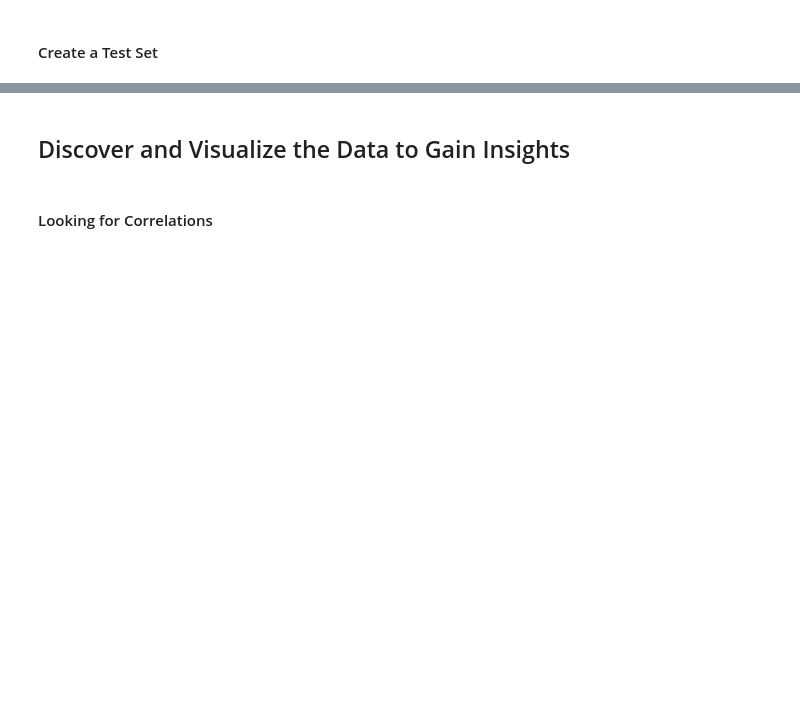
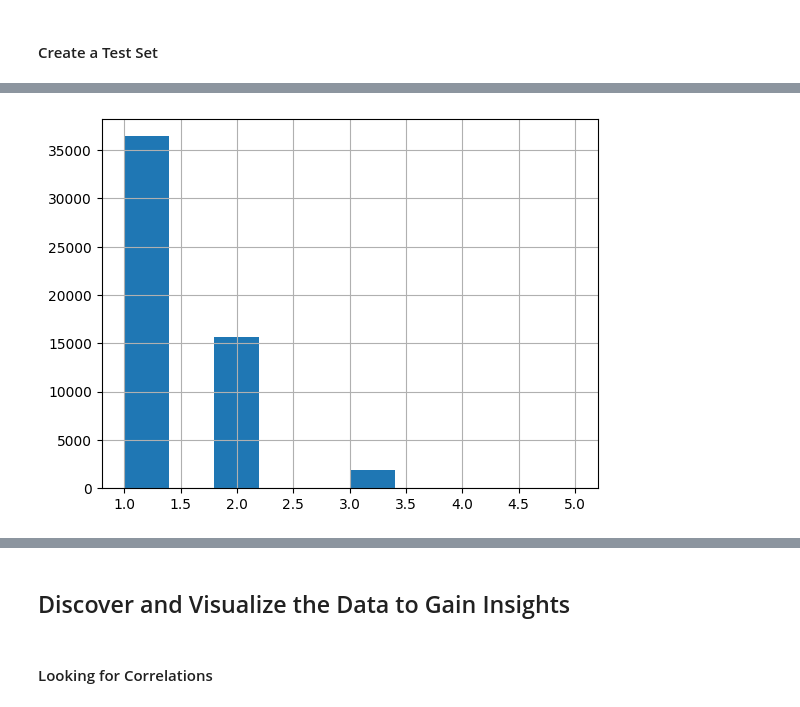
Before and after one commit to Artem259/univ4.2_ISM, a Jupyter notebook: lab5/personal_task.ipynb, the cells around one changed output, grey strips where cells are left out. Drawn from its saved outputs; the diff is of its cells as text; code cells hidden in the pictures; blank space fills up the shorter version.

```diff
--- a/lab5/personal_task.ipynb
+++ b/lab5/personal_task.ipynb
@@ -45,5 +117,5 @@ plt.show()
 # %% [markdown]
 #### Create a Test Set
 # %%
-housing["carat_cat"] = pd.cut(housing["carat"], bins=[0., 1., 2., 3., 4., np.inf], labels=[1, 2, 3, 4, 5])
-housing["carat_cat"].value_counts()
+diamonds["carat_cat"] = pd.cut(diamonds["carat"], bins=[0., 1., 2., 3., 4., np.inf], labels=[1, 2, 3, 4, 5])
+diamonds["carat_cat"].value_counts()
@@ -50,5 +130,7 @@ housing["carat_cat"].value_counts()
 # %%
-housing["carat_cat"].hist();
+diamonds["carat_cat"].hist();
+# %% [output]
+[figure, added]
 # %%
 from sklearn.model_selection import StratifiedShuffleSplit
 
```
Also changed, not shown: parts of 72 cells of this notebook.
